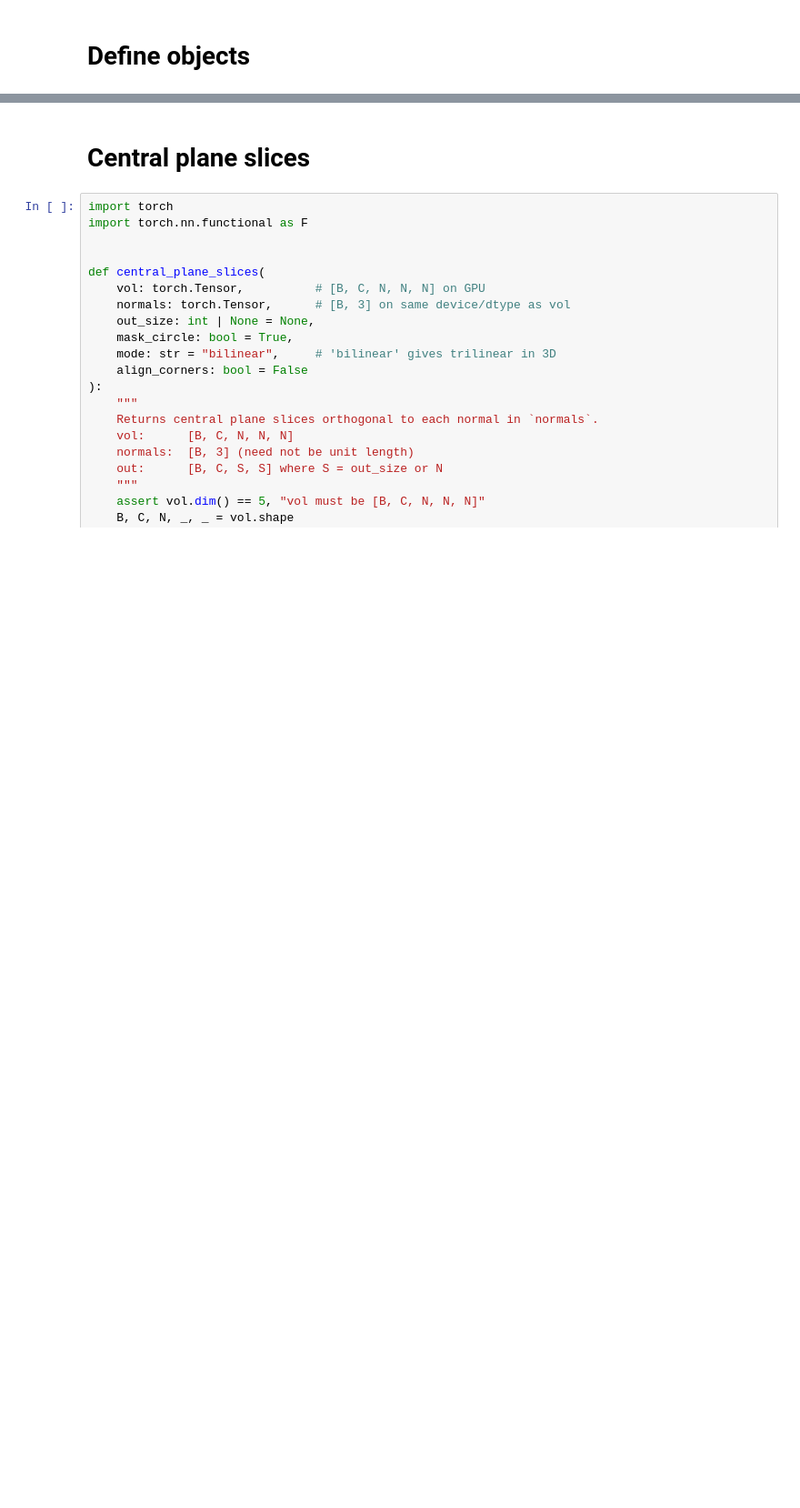
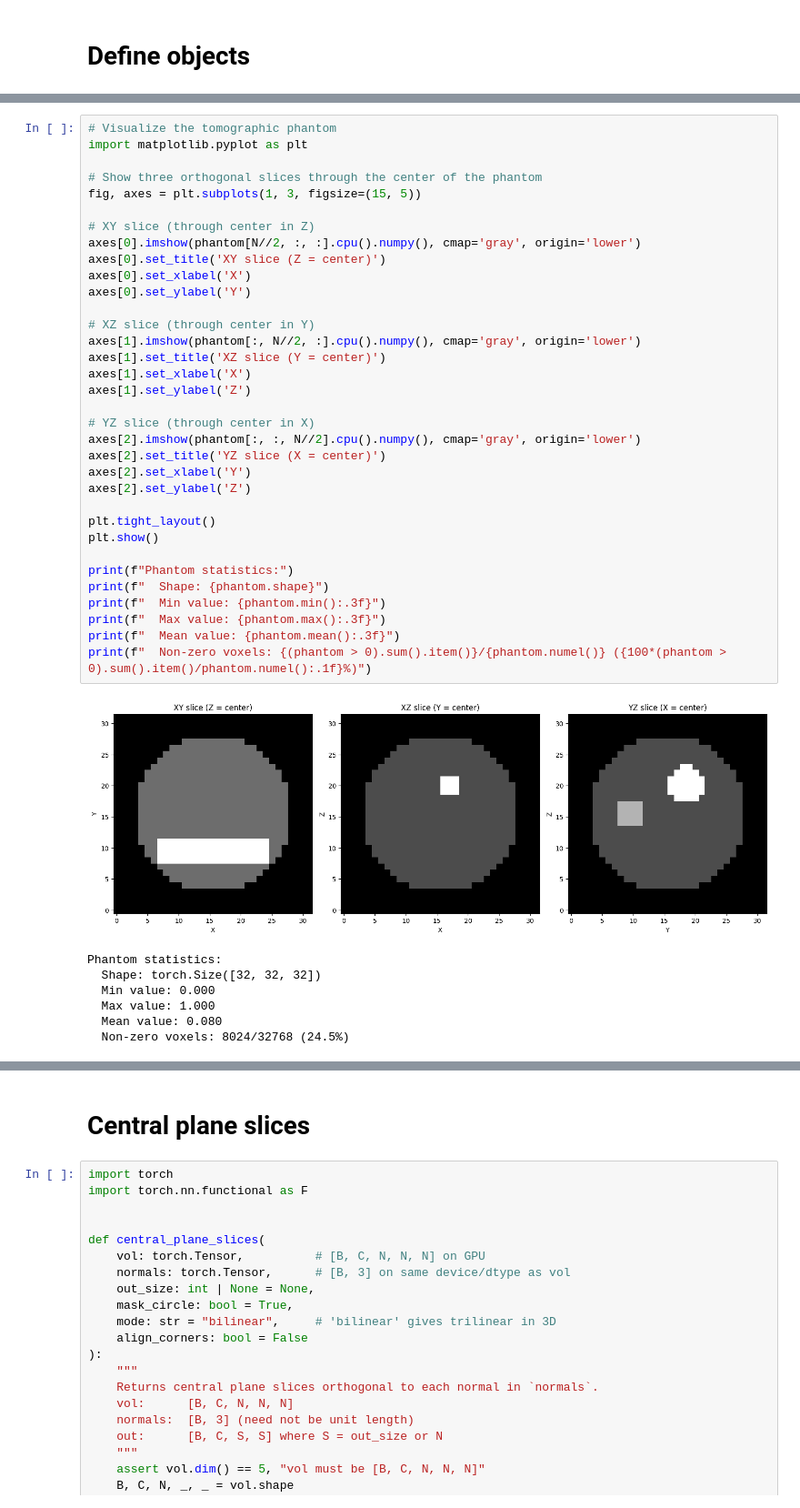
Before and after one commit to lfbarba/smartt, a Jupyter notebook: notebooks/compute_slices.ipynb, the cells around one changed output, grey strips where cells are left out. Shown at 91% size. Saved outputs shown, nothing was run; the diff lists cells and outputs as text; blank space fills up the shorter version.

```diff
--- a/notebooks/compute_slices.ipynb
+++ b/notebooks/compute_slices.ipynb
@@ -14,3 +55,45 @@ tensor[10, 10, 10, 32, 32, 32] n=32768000 (0.1Gb) x∈[-5.448, 5.237] μ=0.000
+# %%
+# Visualize the tomographic phantom
+import matplotlib.pyplot as plt
+
+# Show three orthogonal slices through the center of the phantom
+fig, axes = plt.subplots(1, 3, figsize=(15, 5))
+
+# XY slice (through center in Z)
+axes[0].imshow(phantom[N//2, :, :].cpu().numpy(), cmap='gray', origin='lower')
+axes[0].set_title('XY slice (Z = center)')
+axes[0].set_xlabel('X')
+axes[0].set_ylabel('Y')
+
+# XZ slice (through center in Y)
+axes[1].imshow(phantom[:, N//2, :].cpu().numpy(), cmap='gray', origin='lower')
+axes[1].set_title('XZ slice (Y = center)')
+axes[1].set_xlabel('X')
+axes[1].set_ylabel('Z')
+
+# YZ slice (through center in X)
+axes[2].imshow(phantom[:, :, N//2].cpu().numpy(), cmap='gray', origin='lower')
+axes[2].set_title('YZ slice (X = center)')
+axes[2].set_xlabel('Y')
+axes[2].set_ylabel('Z')
+
+plt.tight_layout()
+plt.show()
+
+print(f"Phantom statistics:")
+print(f"  Shape: {phantom.shape}")
+print(f"  Min value: {phantom.min():.3f}")
+print(f"  Max value: {phantom.max():.3f}")
+print(f"  Mean value: {phantom.mean():.3f}")
+print(f"  Non-zero voxels: {(phantom > 0).sum().item()}/{phantom.numel()} ({100*(phantom > 0).sum().item()/phantom.numel():.1f}%)")
+# %% [output]
+[figure, added]
+Phantom statistics:
+  Shape: torch.Size([32, 32, 32])
+  Min value: 0.000
+  Max value: 1.000
+  Mean value: 0.080
+  Non-zero voxels: 8024/32768 (24.5%)
 # %%
 def generate_intersecting_rays(k: int, device=None, dtype=torch.float32):
     """
```
Also changed, not shown: parts of 16 cells of this notebook.
